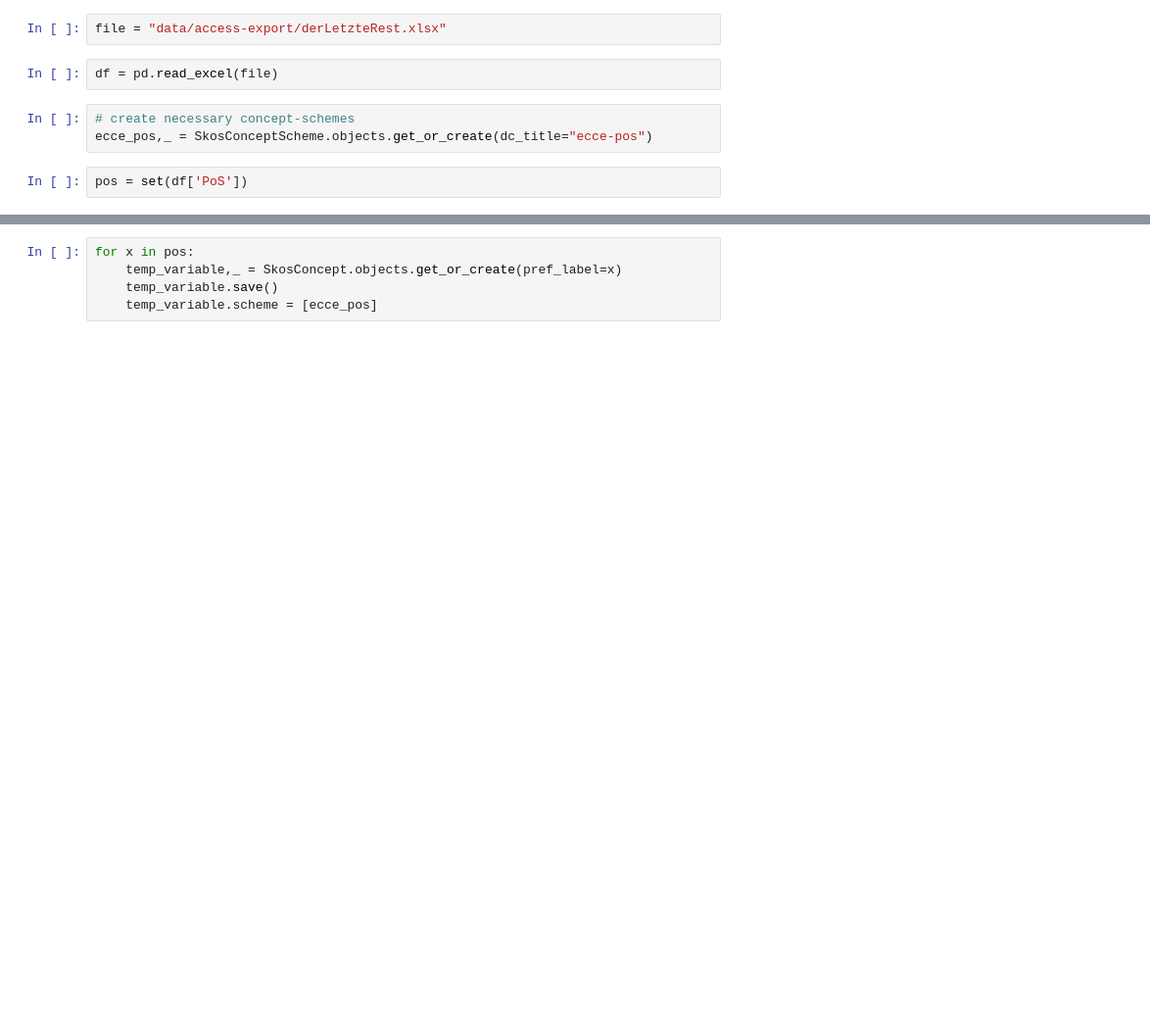
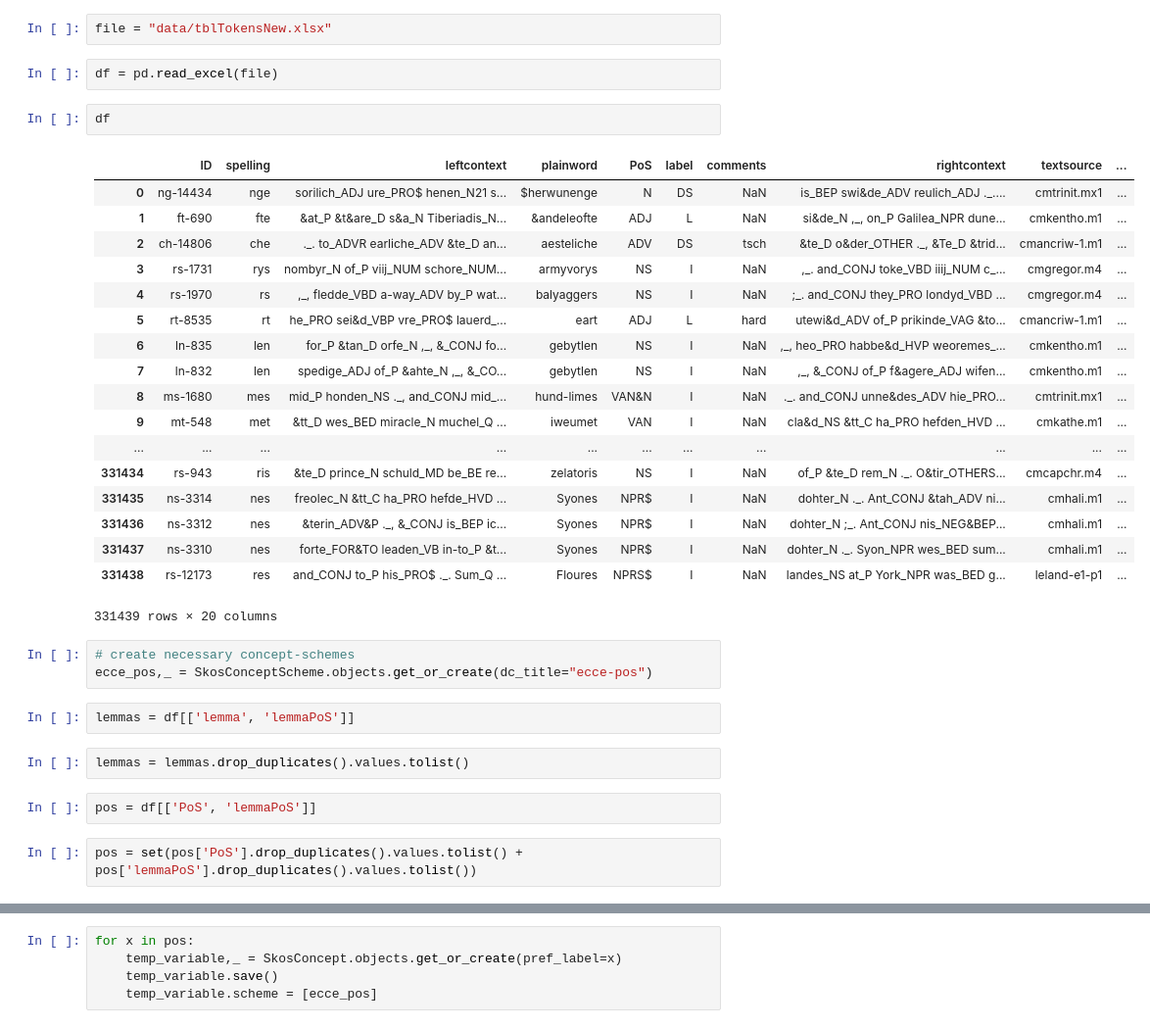
Before and after one commit to acdh-oeaw/ecce, a Jupyter notebook: import_Tokens.ipynb, the cells around one changed output, grey strips where cells are left out. Shown at 98% size. Cells and saved outputs as stored; diff of their text form; blank space fills up the shorter version.

```diff
--- a/import_Tokens.ipynb
+++ b/import_Tokens.ipynb
@@ -1,11 +1,38 @@
 # %%
 import pandas as pd
 # %%
-file = "data/access-export/derLetzteRest.xlsx"
+file = "data/tblTokensNew.xlsx"
 # %%
 df = pd.read_excel(file)
+# %%
+df
+# %% [output]
+|  | ID | spelling | leftcontext | plainword | PoS | label | comments | rightcontext | textsource | ... |
+| 0 | ng-14434 | nge | sorilich_ADJ ure_PRO$ henen_N21 s... | $herwunenge | N | DS | NaN | is_BEP swi&de_ADV reulich_ADJ ._.... | cmtrinit.mx1 | ... |
+| 1 | ft-690 | fte | &at_P &t&are_D s&a_N Tiberiadis_N... | &andeleofte | ADJ | L | NaN | si&de_N ,_, on_P Galilea_NPR dune... | cmkentho.m1 | ... |
+| 2 | ch-14806 | che | ._. to_ADVR earliche_ADV &te_D an... | aesteliche | ADV | DS | tsch | &te_D o&der_OTHER ._, &Te_D &trid... | cmancriw-1.m1 | ... |
+| 3 | rs-1731 | rys | nombyr_N of_P viij_NUM schore_NUM... | armyvorys | NS | I | NaN | ,_. and_CONJ toke_VBD iiij_NUM c_... | cmgregor.m4 | ... |
+| 4 | rs-1970 | rs | ,_, fledde_VBD a-way_ADV by_P wat... | balyaggers | NS | I | NaN | ;_. and_CONJ they_PRO londyd_VBD ... | cmgregor.m4 | ... |
+| 5 | rt-8535 | rt | he_PRO sei&d_VBP vre_PRO$ lauerd_... | eart | ADJ | L | hard | utewi&d_ADV of_P prikinde_VAG &to... | cmancriw-1.m1 | ... |
+| 6 | ln-835 | len | for_P &tan_D orfe_N ,_, &_CONJ fo... | gebytlen | NS | I | NaN | ,_, heo_PRO habbe&d_HVP weoremes_... | cmkentho.m1 | ... |
+| 7 | ln-832 | len | spedige_ADJ of_P &ahte_N ,_, &_CO... | gebytlen | NS | I | NaN | ,_, &_CONJ of_P f&agere_ADJ wifen... | cmkentho.m1 | ... |
+| 8 | ms-1680 | mes | mid_P honden_NS ._, and_CONJ mid_... | hund-limes | VAN&N | I | NaN | ._. and_CONJ unne&des_ADV hie_PRO... | cmtrinit.mx1 | ... |
+| 9 | mt-548 | met | &tt_D wes_BED miracle_N muchel_Q ... | iweumet | VAN | I | NaN | cla&d_NS &tt_C ha_PRO hefden_HVD ... | cmkathe.m1 | ... |
+| ... | ... | ... | ... | ... | ... | ... | ... | ... | ... | ... |
+| 331434 | rs-943 | ris | &te_D prince_N schuld_MD be_BE re... | zelatoris | NS | I | NaN | of_P &te_D rem_N ._. O&tir_OTHERS... | cmcapchr.m4 | ... |
+| 331435 | ns-3314 | nes | freolec_N &tt_C ha_PRO hefde_HVD ... | Syones | NPR$ | I | NaN | dohter_N ._. Ant_CONJ &tah_ADV ni... | cmhali.m1 | ... |
+| 331436 | ns-3312 | nes | &terin_ADV&P ._, &_CONJ is_BEP ic... | Syones | NPR$ | I | NaN | dohter_N ;_. Ant_CONJ nis_NEG&BEP... | cmhali.m1 | ... |
+| 331437 | ns-3310 | nes | forte_FOR&TO leaden_VB in-to_P &t... | Syones | NPR$ | I | NaN | dohter_N ._. Syon_NPR wes_BED sum... | cmhali.m1 | ... |
+| 331438 | rs-12173 | res | and_CONJ to_P his_PRO$ ._. Sum_Q ... | Floures | NPRS$ | I | NaN | landes_NS at_P York_NPR was_BED g... | leland-e1-p1 | ... |
+331439 rows × 20 columns
 # %%
 # create necessary concept-schemes
 ecce_pos,_ = SkosConceptScheme.objects.get_or_create(dc_title="ecce-pos")
+# %%
+lemmas = df[['lemma', 'lemmaPoS']]
+# %%
+lemmas = lemmas.drop_duplicates().values.tolist()
 # %%
-pos = set(df['PoS'])
+pos = df[['PoS', 'lemmaPoS']]
+# %%
+pos = set(pos['PoS'].drop_duplicates().values.tolist() + pos['lemmaPoS'].drop_duplicates().values.tolist())
```
Also changed, not shown: parts of 6 cells of this notebook, 5 other files.
